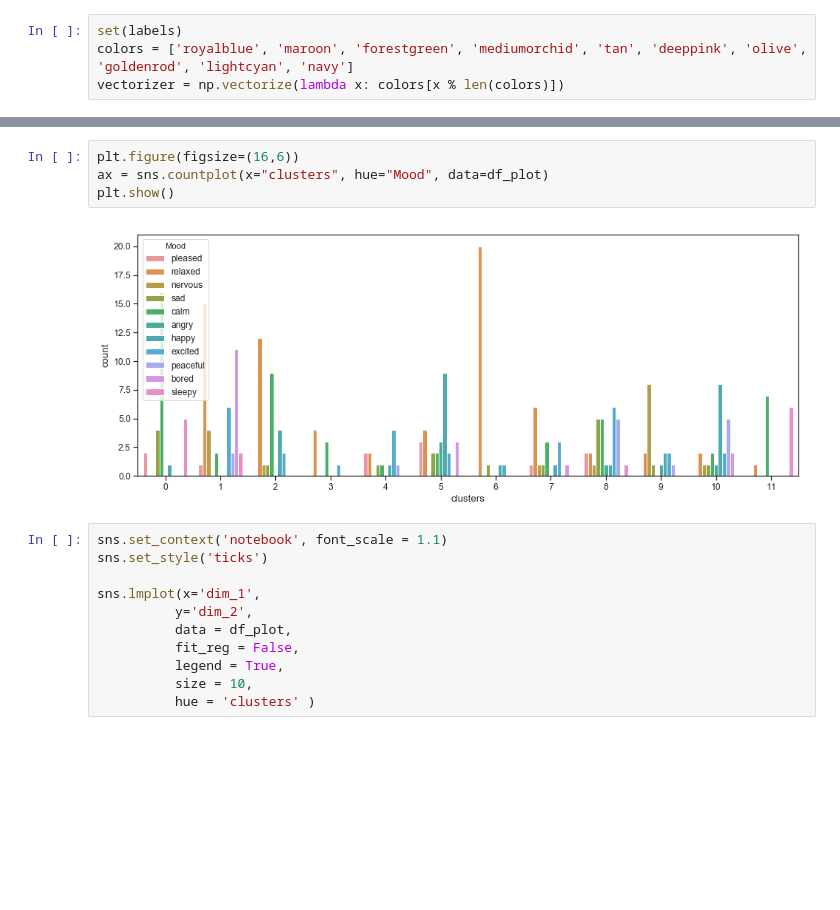
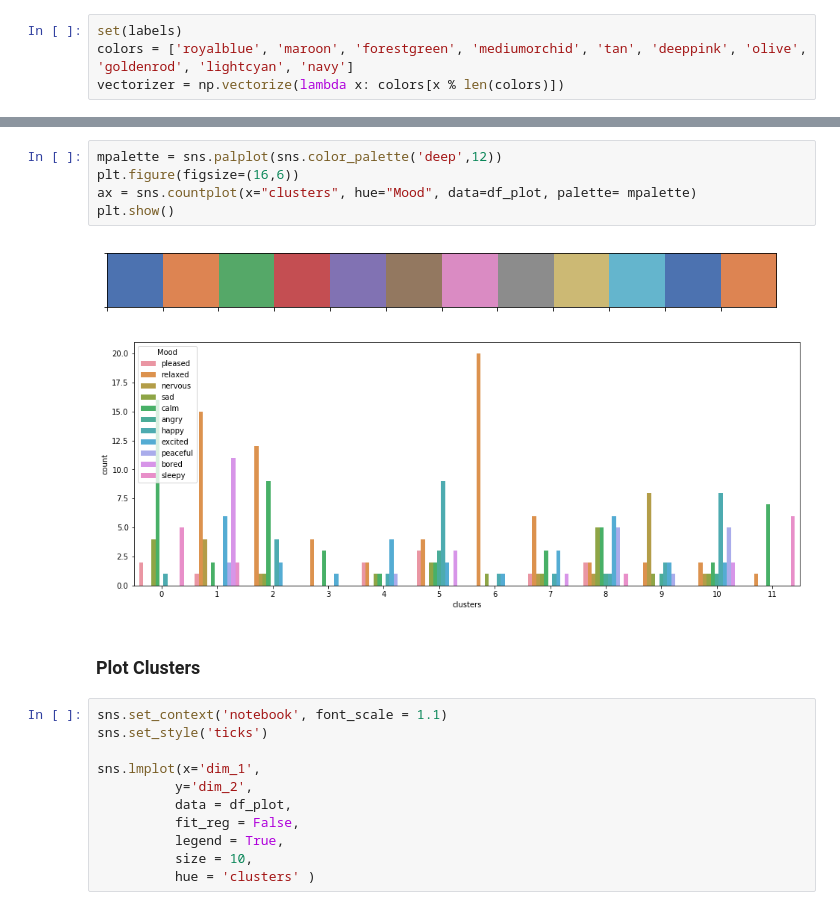
Before and after one commit to epistimi4/emotion_based_music_recomendation, a Jupyter notebook: correlations/Clustering with t-Stochastic Neighboring Embeddings for Music.ipynb, the cells around one changed output, grey strips where cells are left out. Cells and saved outputs as stored; diff of their text form; blank space fills up the shorter version.

```diff
--- a/correlations/Clustering with t-Stochastic Neighboring Embeddings for Music.ipynb
+++ b/correlations/Clustering with t-Stochastic Neighboring Embeddings for Music.ipynb
@@ -270,9 +287,13 @@ df_plot.head()
 # %%
+mpalette = sns.palplot(sns.color_palette('deep',12))
 plt.figure(figsize=(16,6))
-ax = sns.countplot(x="clusters", hue="Mood", data=df_plot)
+ax = sns.countplot(x="clusters", hue="Mood", data=df_plot, palette= mpalette)
 plt.show()
 # %% [output]
-[figure, old version]
+[figure, new version]
+[figure, added]
+# %% [markdown]
+### Plot Clusters ###
 # %%
 sns.set_context('notebook', font_scale = 1.1)
 sns.set_style('ticks')
```
Also changed, not shown: parts of 25 cells of this notebook.
